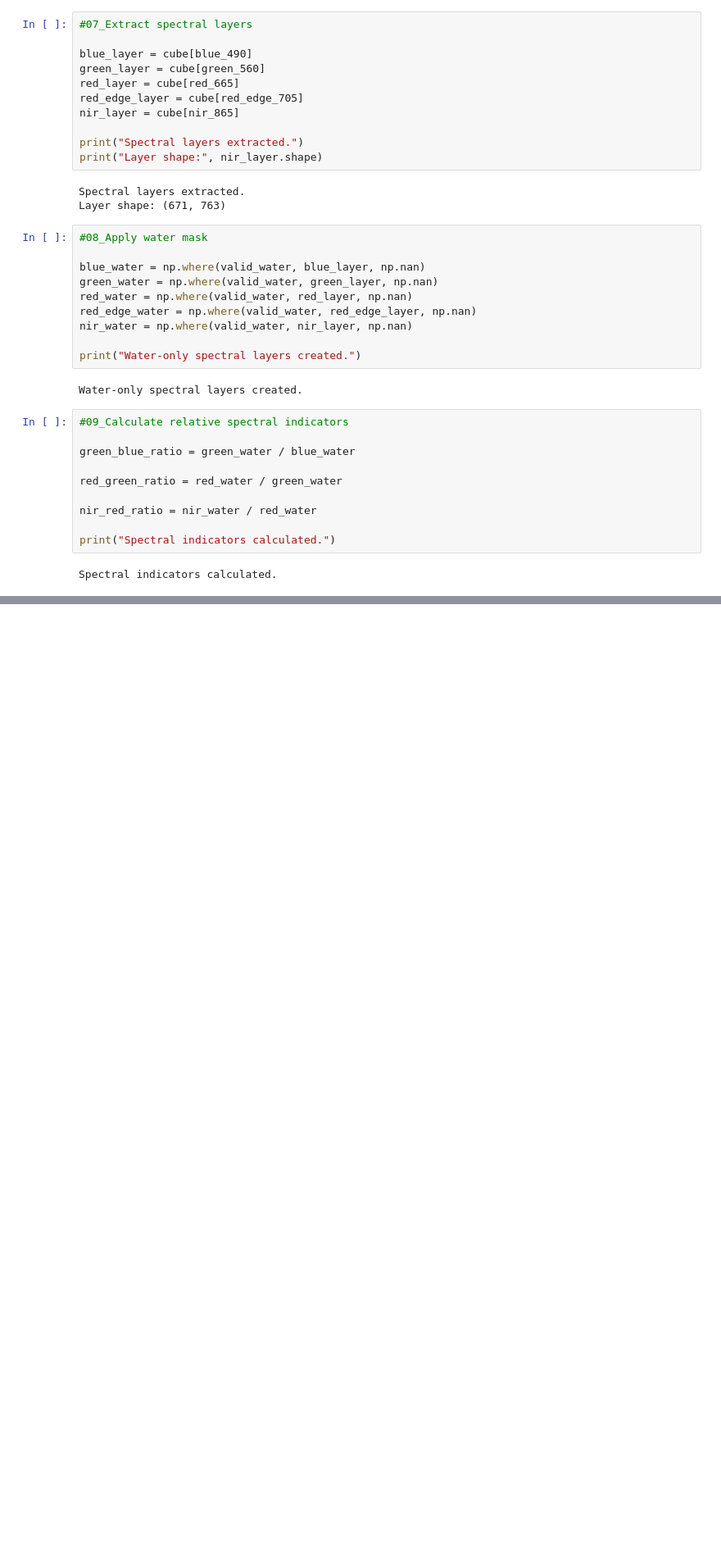
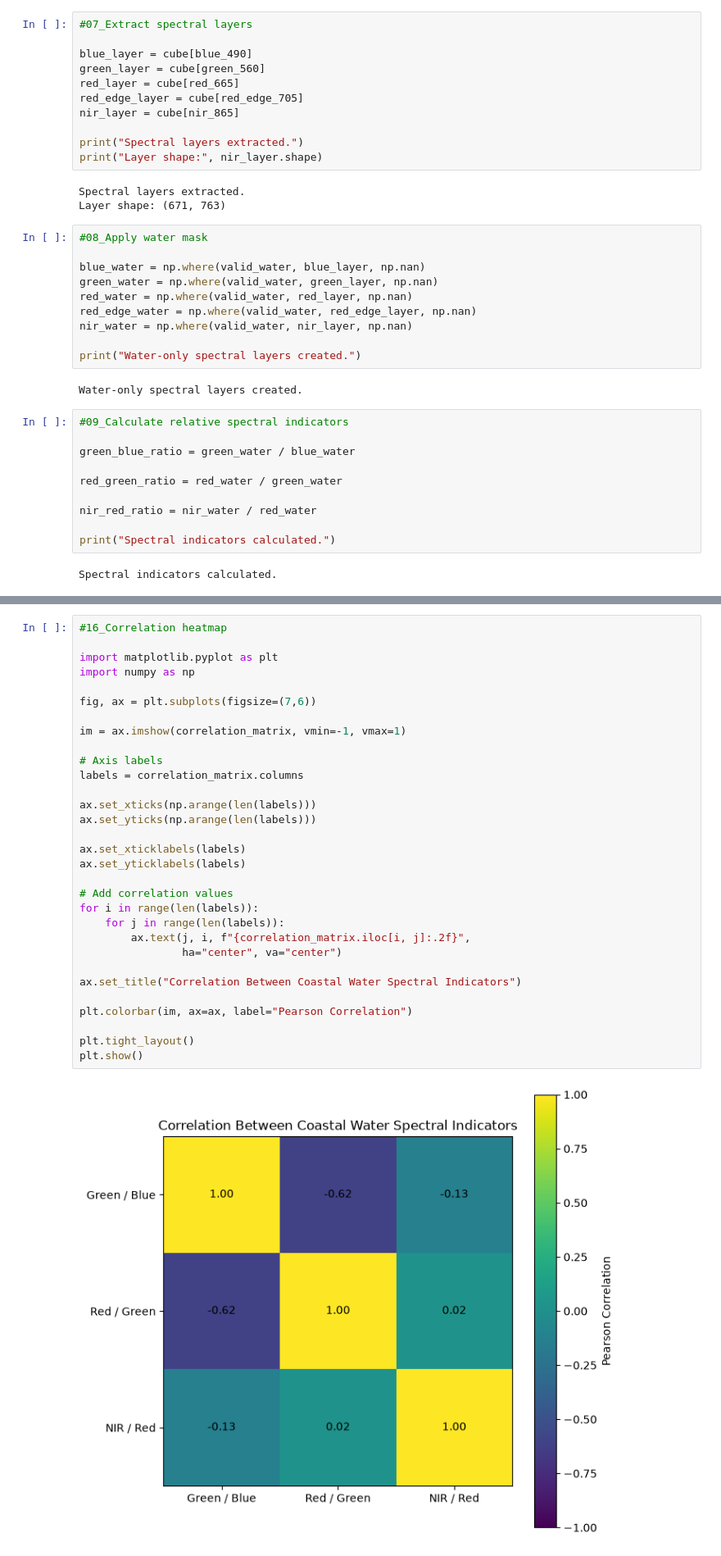
Before and after one commit to Keerthivasan2899/Geospectra-AI-belize-water-quality, a Jupyter notebook: notebooks/05_Coastal_Water_Quality__Feature_Mapping.ipynb, the cells around one changed output, grey strips where cells are left out. Shown at 82% size. Cells and saved outputs as stored; diff of their text form; blank space fills up the shorter version.

```diff
--- a/notebooks/05_Coastal_Water_Quality__Feature_Mapping.ipynb
+++ b/notebooks/05_Coastal_Water_Quality__Feature_Mapping.ipynb
@@ -289,0 +387,33 @@ Values above original 99% threshold: 0
+# %%
+#16_Correlation heatmap
+
+import matplotlib.pyplot as plt
+import numpy as np
+
+fig, ax = plt.subplots(figsize=(7,6))
+
+im = ax.imshow(correlation_matrix, vmin=-1, vmax=1)
+
+# Axis labels
+labels = correlation_matrix.columns
+
+ax.set_xticks(np.arange(len(labels)))
+ax.set_yticks(np.arange(len(labels)))
+
+ax.set_xticklabels(labels)
+ax.set_yticklabels(labels)
+
+# Add correlation values
+for i in range(len(labels)):
+    for j in range(len(labels)):
+        ax.text(j, i, f"{correlation_matrix.iloc[i, j]:.2f}",
+                ha="center", va="center")
+
+ax.set_title("Correlation Between Coastal Water Spectral Indicators")
+
+plt.colorbar(im, ax=ax, label="Pearson Correlation")
+
+plt.tight_layout()
+plt.show()
+# %% [output]
+[figure, added]
```
Also changed, not shown: parts of 8 cells of this notebook, 1 other file.
